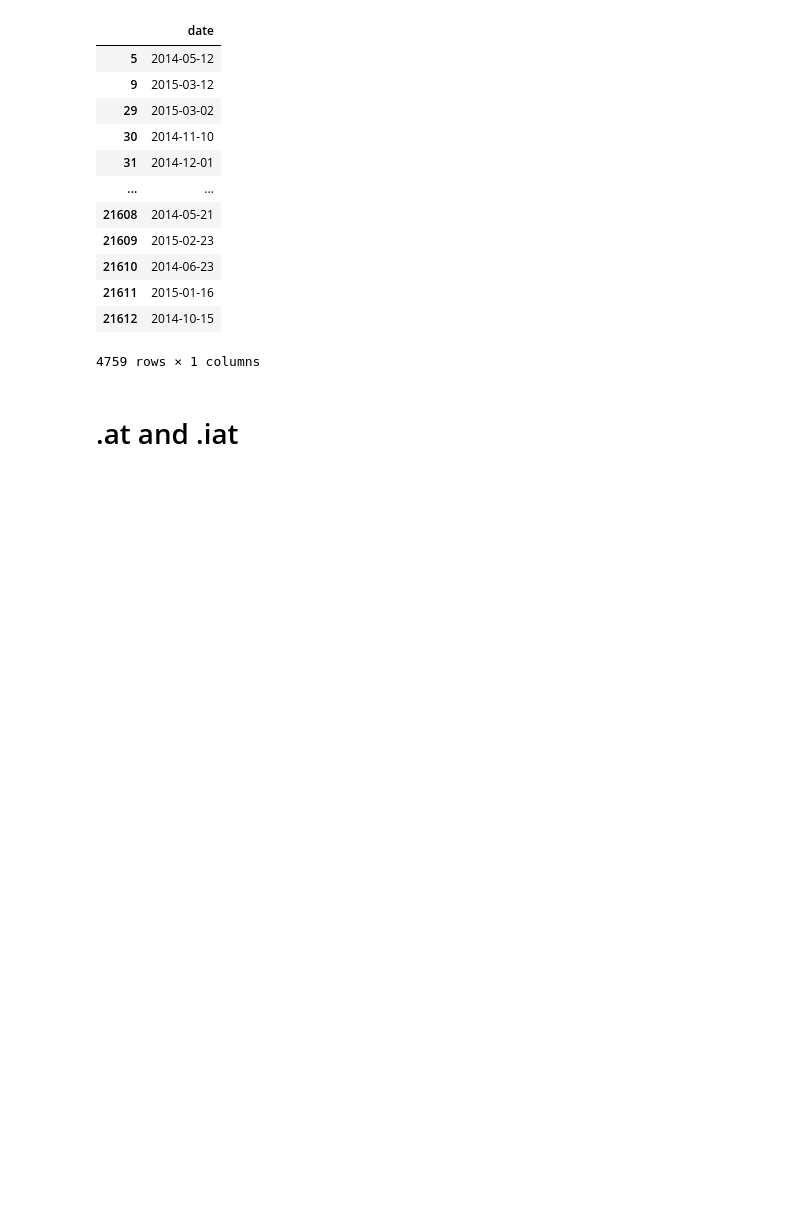
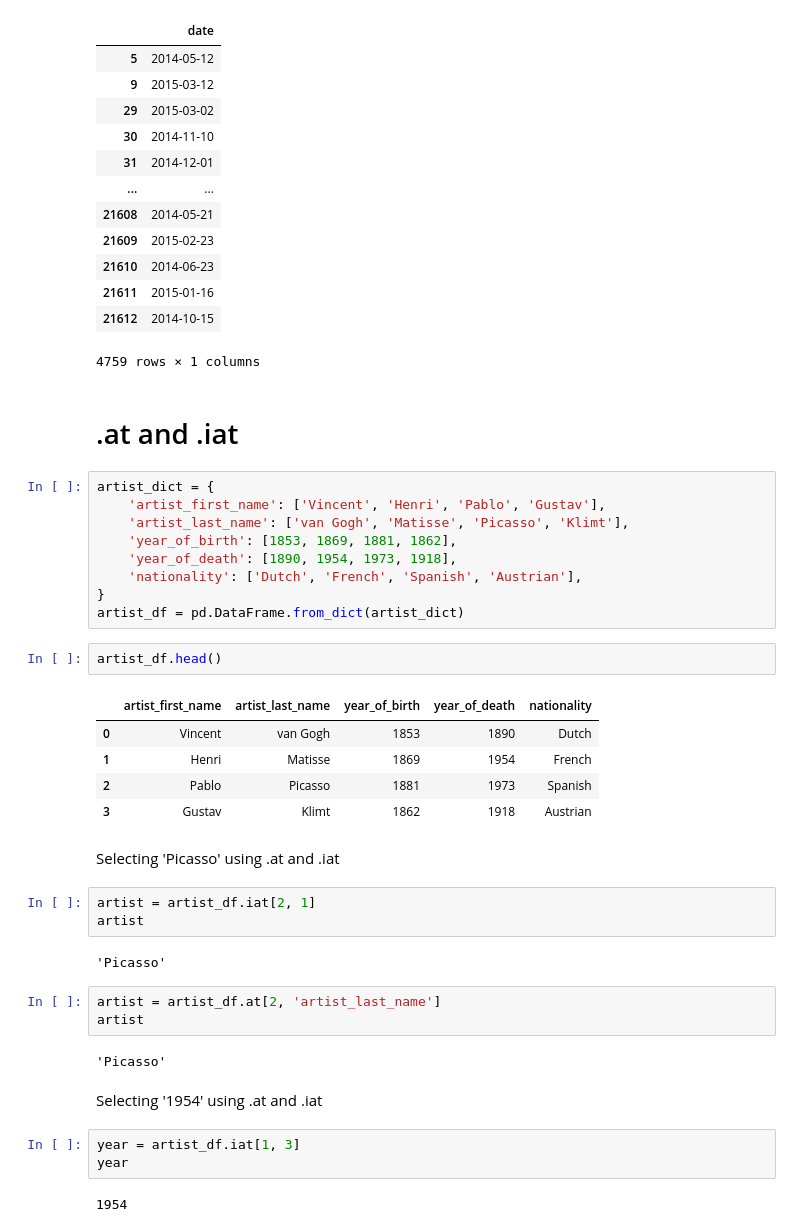
Before and after one commit to naouuud/fsd-general, a Jupyter notebook: week-1/pandas_assignment_2.ipynb, the cells around one changed output. Cells and saved outputs as stored; diff of their text form; blank space fills up the shorter version.

```diff
--- a/week-1/pandas_assignment_2.ipynb
+++ b/week-1/pandas_assignment_2.ipynb
@@ -316,3 +316,39 @@ df[['date']]
 4759 rows × 1 columns
 # %% [markdown]
 # .at and .iat
+# %%
+artist_dict = {
+    'artist_first_name': ['Vincent', 'Henri', 'Pablo', 'Gustav'],
+    'artist_last_name': ['van Gogh', 'Matisse', 'Picasso', 'Klimt'],
+    'year_of_birth': [1853, 1869, 1881, 1862],
+    'year_of_death': [1890, 1954, 1973, 1918],
+    'nationality': ['Dutch', 'French', 'Spanish', 'Austrian'],
+}
+artist_df = pd.DataFrame.from_dict(artist_dict)
+# %%
+artist_df.head()
+# %% [output]
+|  | artist_first_name | artist_last_name | year_of_birth | year_of_death | nationality |
+| 0 | Vincent | van Gogh | 1853 | 1890 | Dutch |
+| 1 | Henri | Matisse | 1869 | 1954 | French |
+| 2 | Pablo | Picasso | 1881 | 1973 | Spanish |
+| 3 | Gustav | Klimt | 1862 | 1918 | Austrian |
+# %% [markdown]
+Selecting 'Picasso' using .at and .iat
+# %%
+artist = artist_df.iat[2, 1]
+artist
+# %% [output]
+'Picasso'
+# %%
+artist = artist_df.at[2, 'artist_last_name']
+artist
+# %% [output]
+'Picasso'
+# %% [markdown]
+Selecting '1954' using .at and .iat
+# %%
+year = artist_df.iat[1, 3]
+year
+# %% [output]
+1954
```
Also changed, not shown: parts of 7 cells of this notebook.
